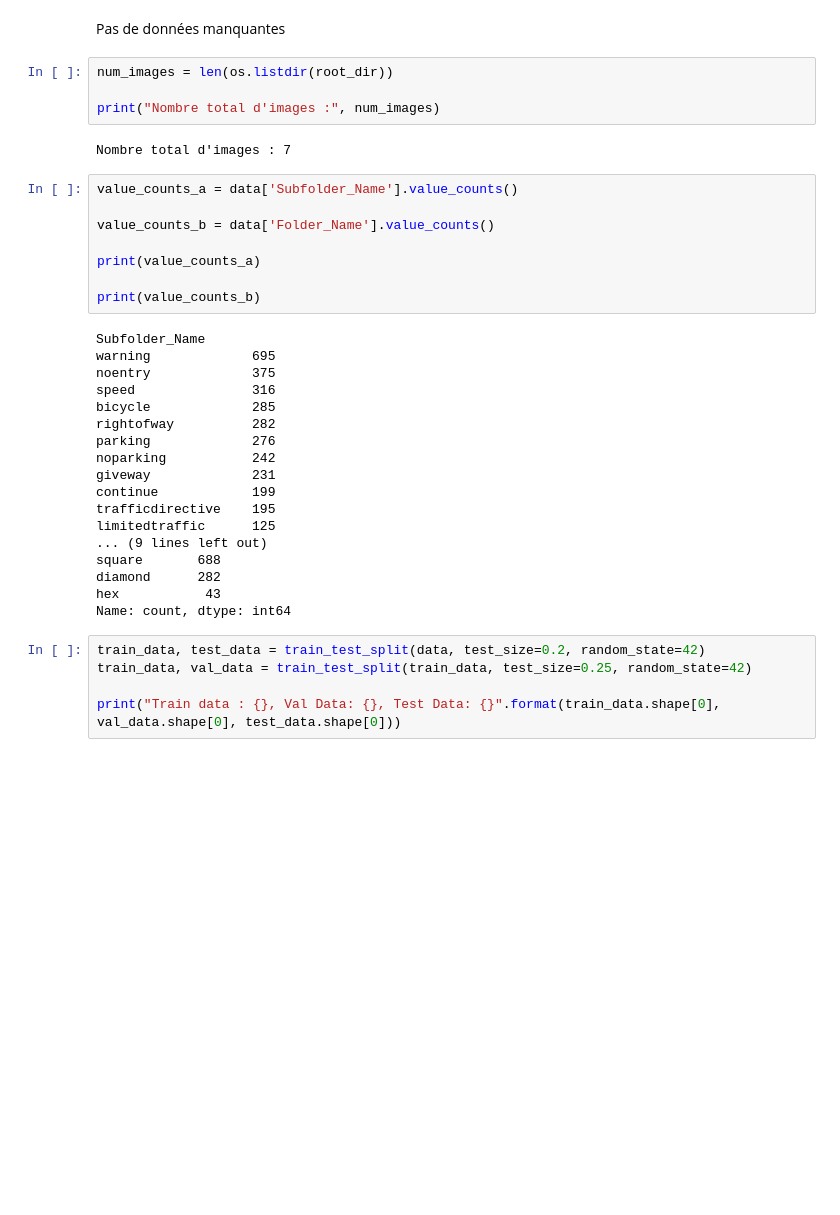
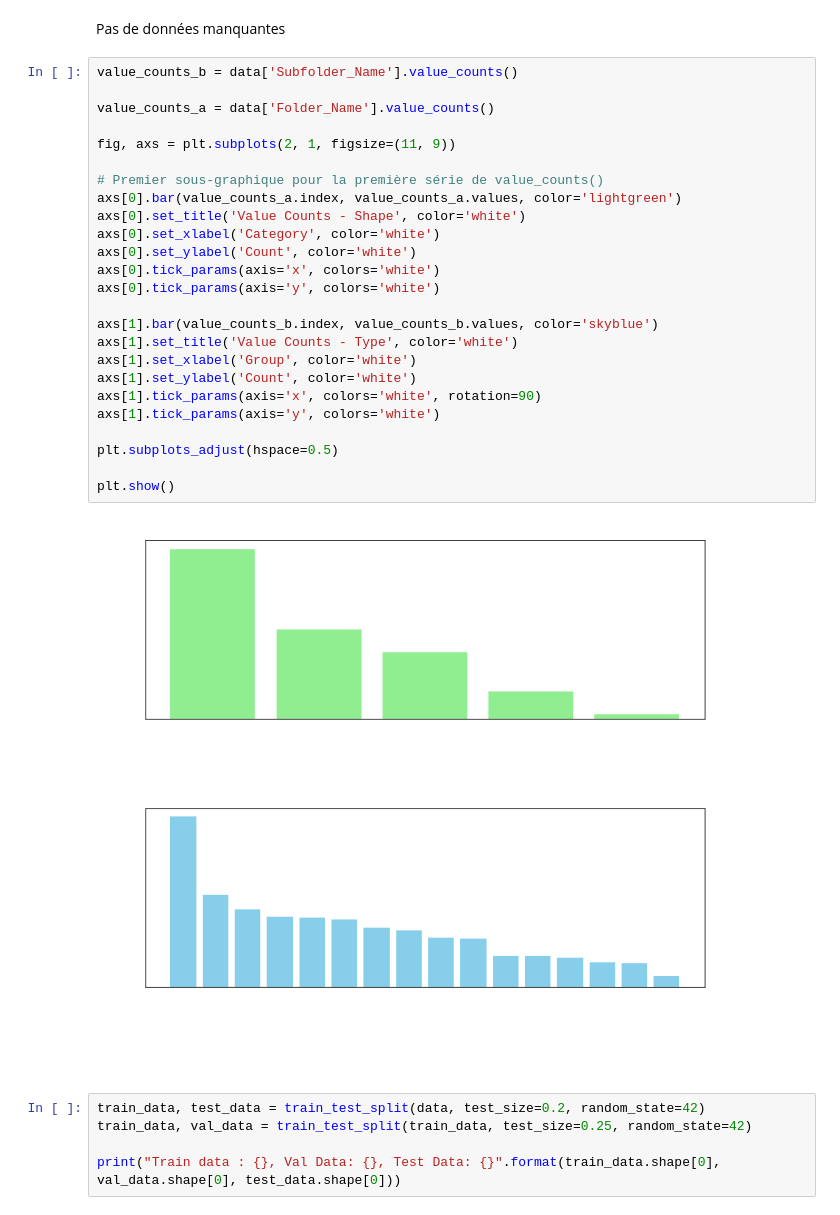
Before and after one commit to clarabourdon/Machine_learning2, a Jupyter notebook: Project1_ML copy.ipynb, the cells around one changed output. Saved outputs shown, nothing was run; the diff lists cells and outputs as text; blank space fills up the shorter version.

```diff
--- a/Project1_ML copy.ipynb
+++ b/Project1_ML copy.ipynb
@@ -58,38 +107,33 @@ Image_path        0
 dtype: int64
 # %% [markdown]
 Pas de données manquantes
-# %%
-num_images = len(os.listdir(root_dir))
-
-print("Nombre total d'images :", num_images)
-# %% [output]
-Nombre total d'images : 7
-# %%
-value_counts_a = data['Subfolder_Name'].value_counts()
-
-value_counts_b = data['Folder_Name'].value_counts()
-
-print(value_counts_a)
-
-print(value_counts_b)
-# %% [output]
-Subfolder_Name
-warning             695
-noentry             375
-speed               316
-bicycle             285
-rightofway          282
-parking             276
-noparking           242
-giveway             231
-continue            199
-trafficdirective    195
-limitedtraffic      125
-... (9 lines left out)
-square       688
-diamond      282
-hex           43
-Name: count, dtype: int64
+# %%
+value_counts_b = data['Subfolder_Name'].value_counts()
+
+value_counts_a = data['Folder_Name'].value_counts()
+
+fig, axs = plt.subplots(2, 1, figsize=(11, 9))
+
+# Premier sous-graphique pour la première série de value_counts()
+axs[0].bar(value_counts_a.index, value_counts_a.values, color='lightgreen')
+axs[0].set_title('Value Counts - Shape', color='white')
+axs[0].set_xlabel('Category', color='white')
+axs[0].set_ylabel('Count', color='white')
+axs[0].tick_params(axis='x', colors='white')
+axs[0].tick_params(axis='y', colors='white')
+
+axs[1].bar(value_counts_b.index, value_counts_b.values, color='skyblue')
+axs[1].set_title('Value Counts - Type', color='white')
+axs[1].set_xlabel('Group', color='white')
+axs[1].set_ylabel('Count', color='white')
+axs[1].tick_params(axis='x', colors='white', rotation=90)
+axs[1].tick_params(axis='y', colors='white')
+
+plt.subplots_adjust(hspace=0.5)
+
+plt.show()
+# %% [output]
+[figure, added]
 # %%
 train_data, test_data = train_test_split(data, test_size=0.2, random_state=42)
 train_data, val_data = train_test_split(train_data, test_size=0.25, random_state=42)
```
Also changed, not shown: parts of 7 cells of this notebook.
